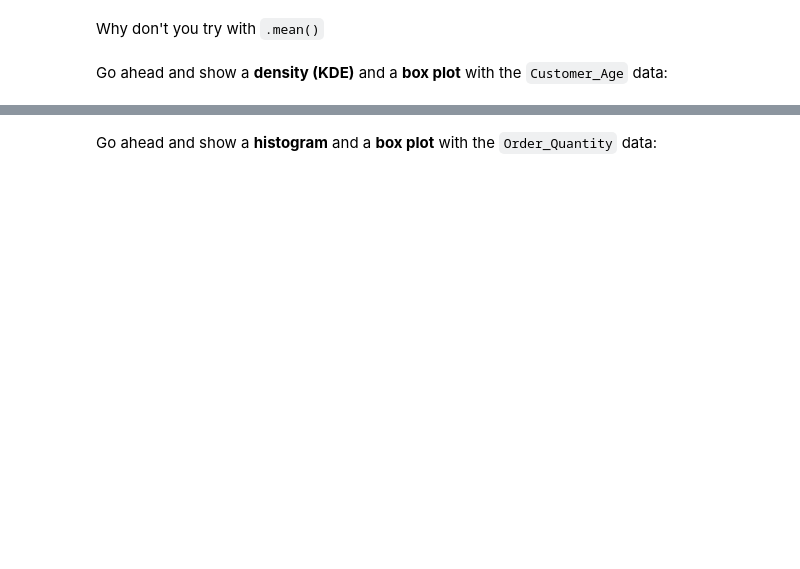
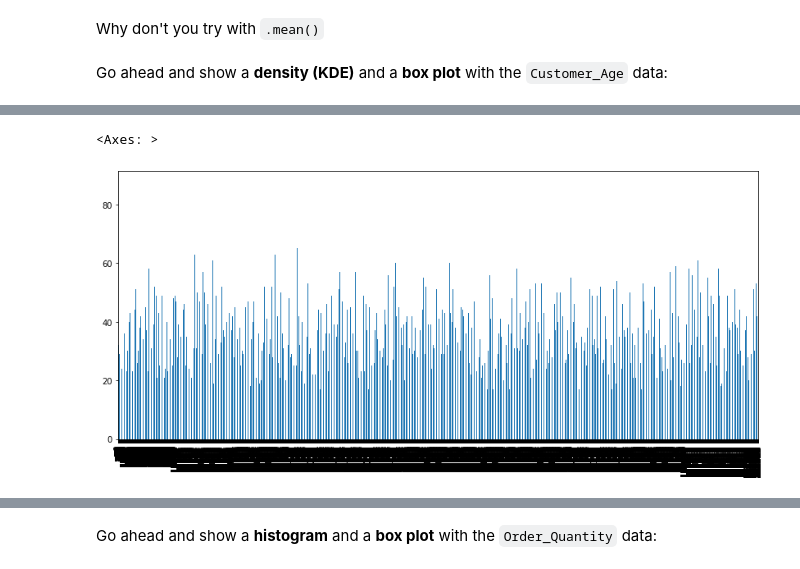
Before and after one commit to WillNRL/FreeCodeCamp-Pandas-Real-Life-Example, a Jupyter notebook: Exercises_1.ipynb, the cells around one changed output, grey strips where cells are left out. Saved outputs shown, nothing was run; the diff lists cells and outputs as text; code cells hidden in the pictures; blank space fills up the shorter version.

```diff
--- a/Exercises_1.ipynb
+++ b/Exercises_1.ipynb
@@ -50,0 +52,5 @@ sales['Customer_Age'].plot(kind='kde', figsize=(14,6))
+# %%
+sales['Customer_Age'].plot(kind='bar', figsize=(14,6))
+# %% [output]
+<Axes: >
+[figure, added]
```
Also changed, not shown: parts of 11 cells of this notebook.
